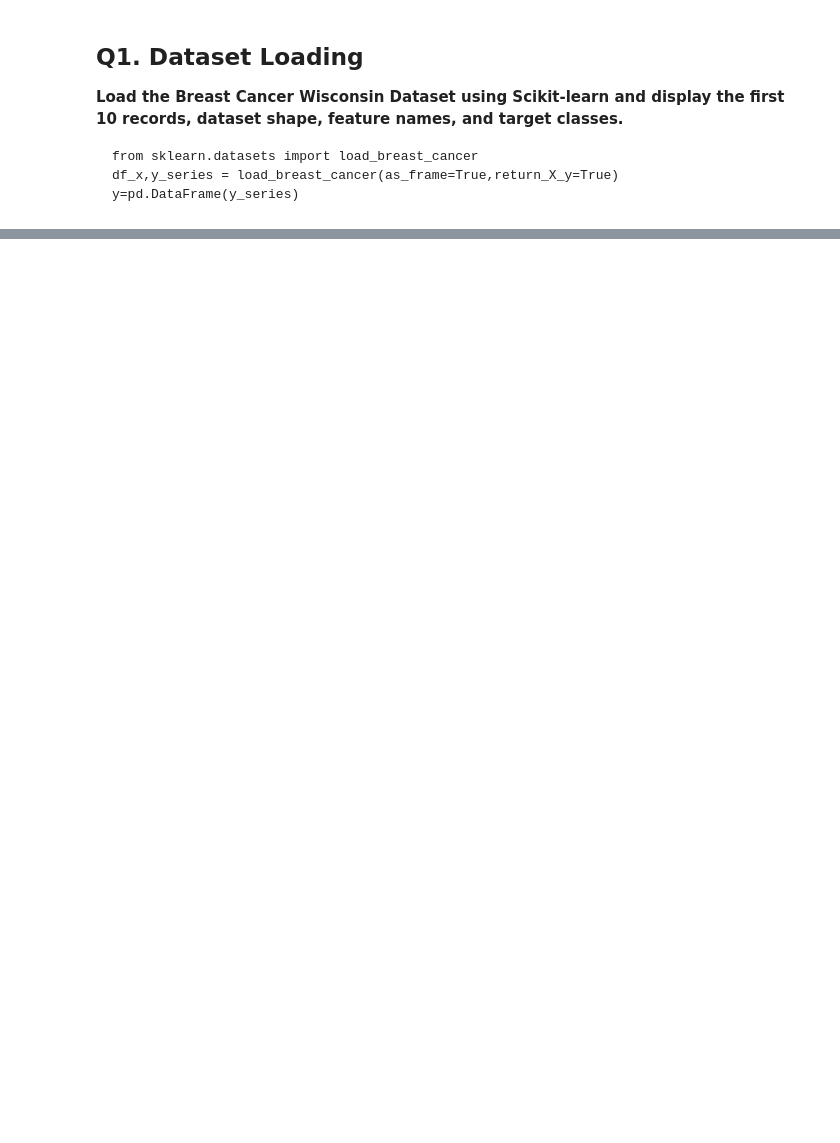
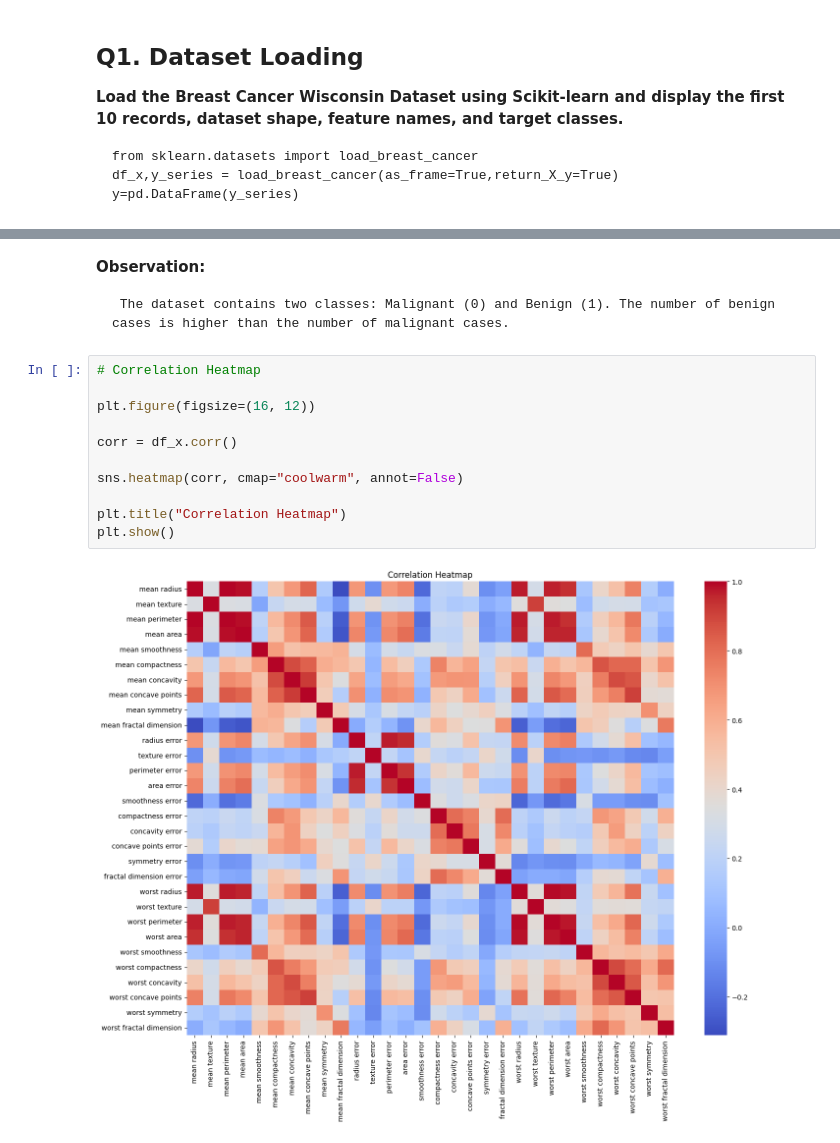
Before and after one commit to kavaderohan2005-netizen/ML-Project, a Jupyter notebook: Logistics Regression/Topic 3-Machine Learning - Logistic Regression.ipynb, the cells around one changed output, grey strips where cells are left out. Saved outputs shown, nothing was run; the diff lists cells and outputs as text; blank space fills up the shorter version.

```diff
--- a/Logistics Regression/Topic 3-Machine Learning - Logistic Regression.ipynb
+++ b/Logistics Regression/Topic 3-Machine Learning - Logistic Regression.ipynb
@@ -96,0 +156,17 @@ Name: count, dtype: int64
+# %% [markdown]
+**Observation:**
+
+     The dataset contains two classes: Malignant (0) and Benign (1). The number of benign cases is higher than the number of malignant cases.
+# %%
+# Correlation Heatmap
+
+plt.figure(figsize=(16, 12))
+
+corr = df_x.corr()
+
+sns.heatmap(corr, cmap="coolwarm", annot=False)
+
+plt.title("Correlation Heatmap")
+plt.show()
+# %% [output]
+[figure, added]
```
Also changed, not shown: parts of 54 cells of this notebook, 1 other file.
